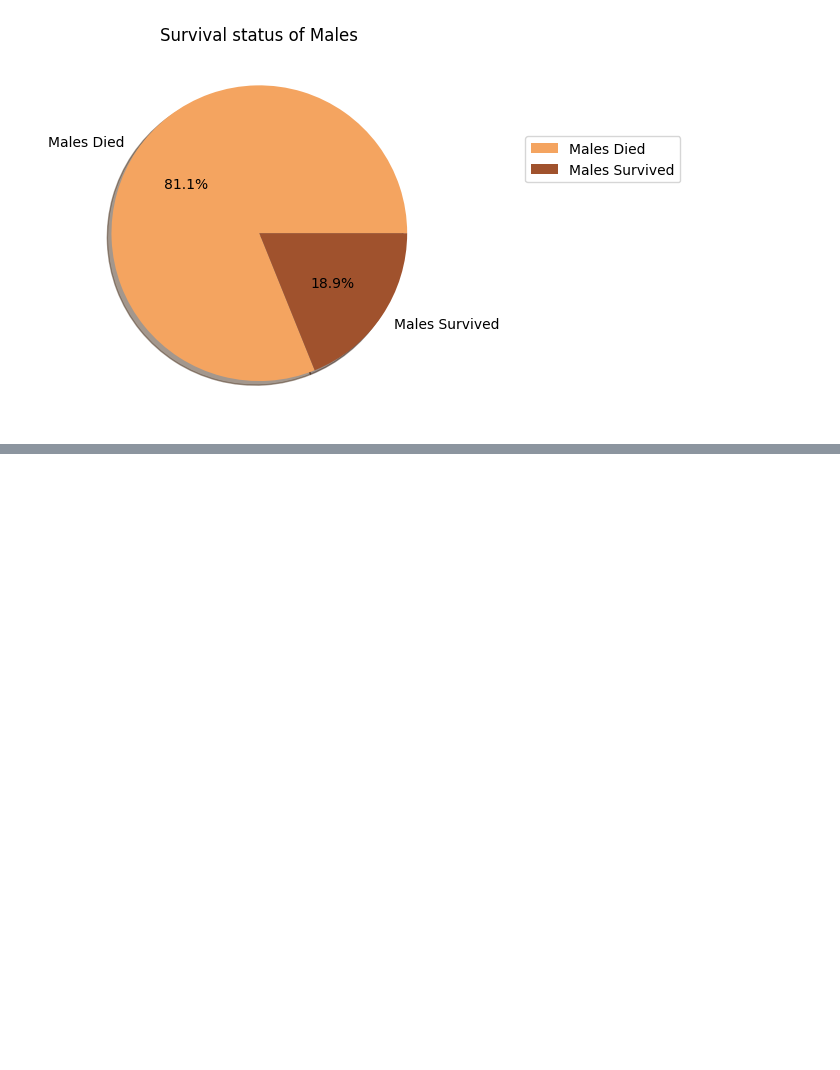
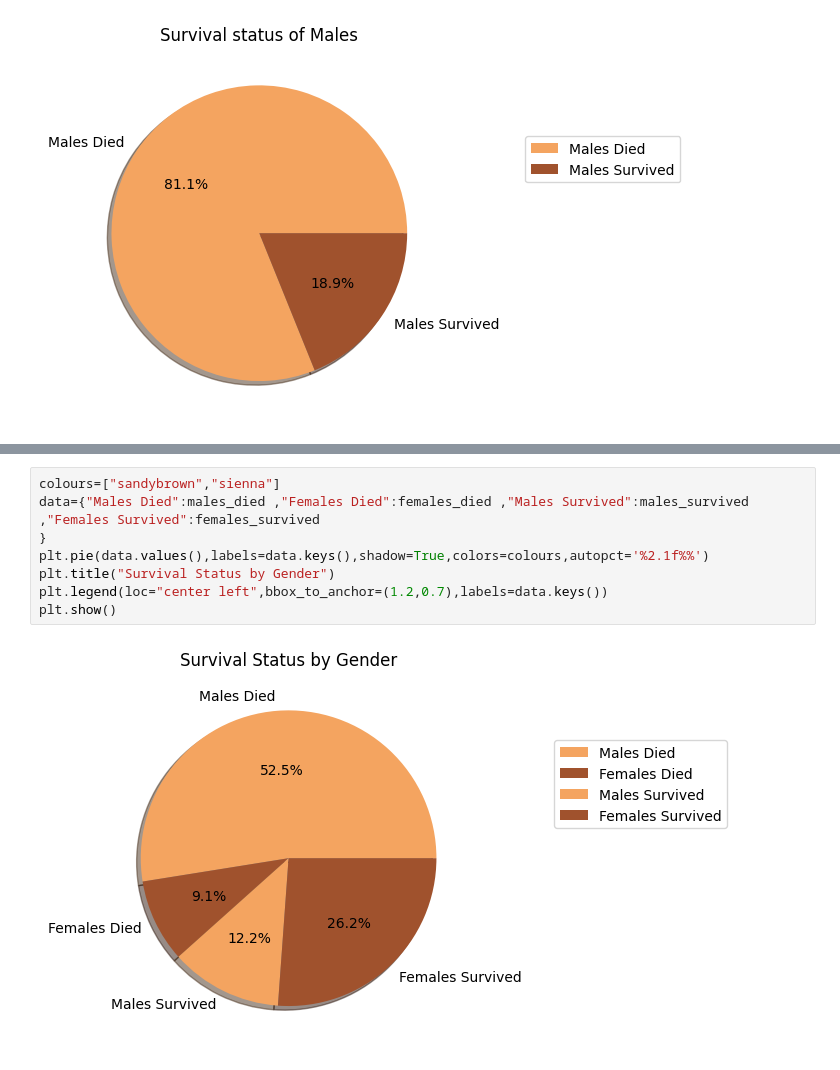
Before and after one commit to hafsatariq18/Titanic-Dataset, a Jupyter notebook: Titanic-Dataset.ipynb, the cells around one changed output, grey strips where cells are left out. Drawn from its saved outputs; the diff is of its cells as text; blank space fills up the shorter version.

```diff
--- a/Titanic-Dataset.ipynb
+++ b/Titanic-Dataset.ipynb
@@ -73,0 +86,10 @@ plt.show()
+# %%
+colours=["sandybrown","sienna"]
+data={"Males Died":males_died ,"Females Died":females_died ,"Males Survived":males_survived  ,"Females Survived":females_survived
+}
+plt.pie(data.values(),labels=data.keys(),shadow=True,colors=colours,autopct='%2.1f%%')
+plt.title("Survival Status by Gender")
+plt.legend(loc="center left",bbox_to_anchor=(1.2,0.7),labels=data.keys())
+plt.show()
+# %% [output]
+[figure, added]
```
Also changed, not shown: parts of 2 cells of this notebook.
